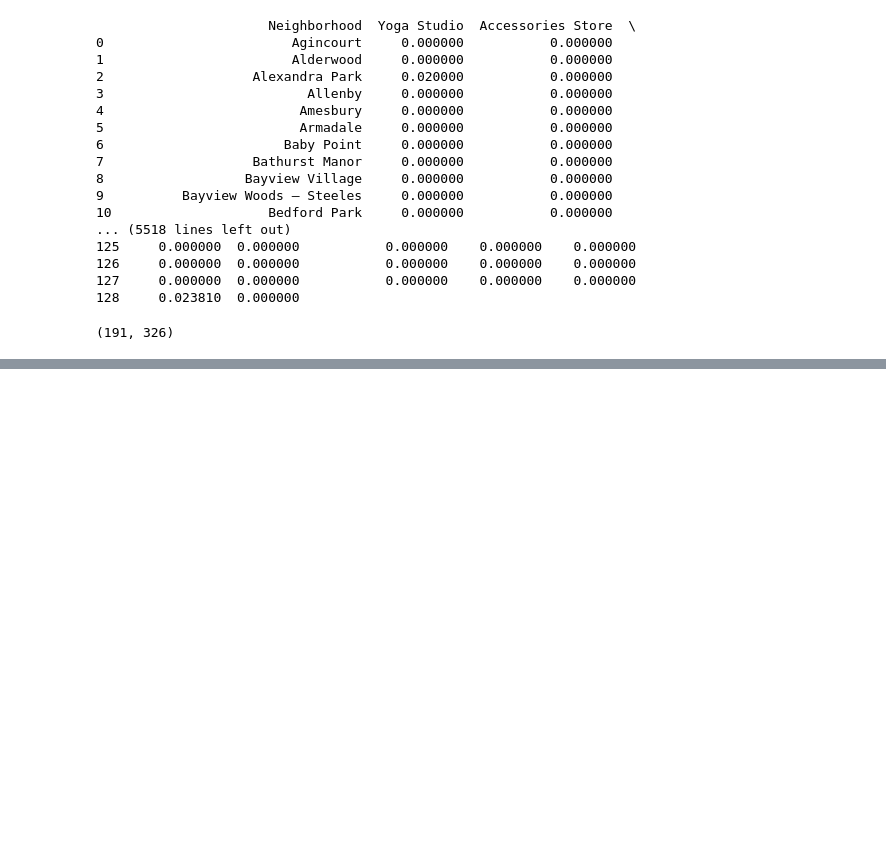
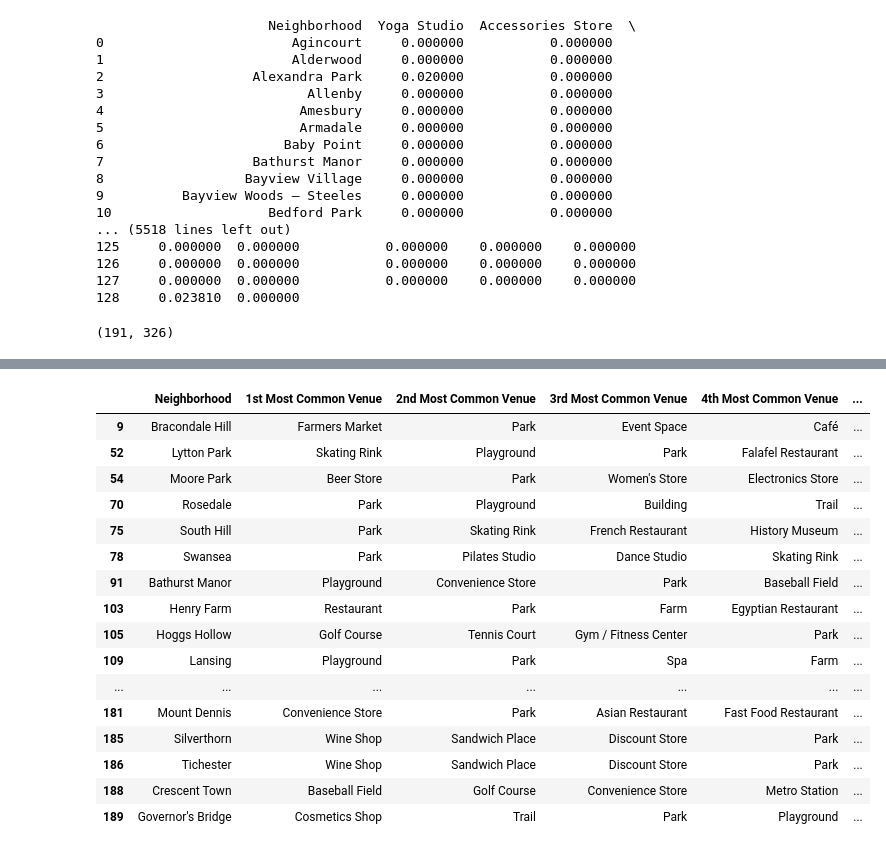
Before and after one commit to zhijianliu0929/Coursera_Capstone, a Jupyter notebook: Segmenting and Clustering Neighborhoods .ipynb, the cells around one changed output, grey strips where cells are left out. Drawn from its saved outputs; the diff is of its cells as text; code cells hidden in the pictures; blank space fills up the shorter version.

Commit message:
Published from Watson Studio.

```diff
--- a/Segmenting and Clustering Neighborhoods .ipynb
+++ b/Segmenting and Clustering Neighborhoods .ipynb
@@ -507,7 +536,25 @@ toronto_merged.loc[toronto_merged['Cluster Labels'] == 0, toronto_merged.columns
 # %%
- Cluster 2
+# Cluster 2
 
 toronto_merged.loc[toronto_merged['Cluster Labels'] == 1, toronto_merged.columns[[1] + list(range(5, toronto_merged.shape[1]))]]
+# %% [output]
+|  | Neighborhood | 1st Most Common Venue | 2nd Most Common Venue | 3rd Most Common Venue | 4th Most Common Venue | ... |
+| 9 | Bracondale Hill | Farmers Market | Park | Event Space | Café | ... |
+| 52 | Lytton Park | Skating Rink | Playground | Park | Falafel Restaurant | ... |
+| 54 | Moore Park | Beer Store | Park | Women's Store | Electronics Store | ... |
+| 70 | Rosedale | Park | Playground | Building | Trail | ... |
+| 75 | South Hill | Park | Skating Rink | French Restaurant | History Museum | ... |
+| 78 | Swansea | Park | Pilates Studio | Dance Studio | Skating Rink | ... |
+| 91 | Bathurst Manor | Playground | Convenience Store | Park | Baseball Field | ... |
+| 103 | Henry Farm | Restaurant | Park | Farm | Egyptian Restaurant | ... |
+| 105 | Hoggs Hollow | Golf Course | Tennis Court | Gym / Fitness Center | Park | ... |
+| 109 | Lansing | Playground | Park | Spa | Farm | ... |
+| ... | ... | ... | ... | ... | ... | ... |
+| 181 | Mount Dennis | Convenience Store | Park | Asian Restaurant | Fast Food Restaurant | ... |
+| 185 | Silverthorn | Wine Shop | Sandwich Place | Discount Store | Park | ... |
+| 186 | Tichester | Wine Shop | Sandwich Place | Discount Store | Park | ... |
+| 188 | Crescent Town | Baseball Field | Golf Course | Convenience Store | Metro Station | ... |
+| 189 | Governor's Bridge | Cosmetics Shop | Trail | Park | Playground | ... |
 # %%
 # Cluster 3
 
```
Also changed, not shown: parts of 10 cells of this notebook.
